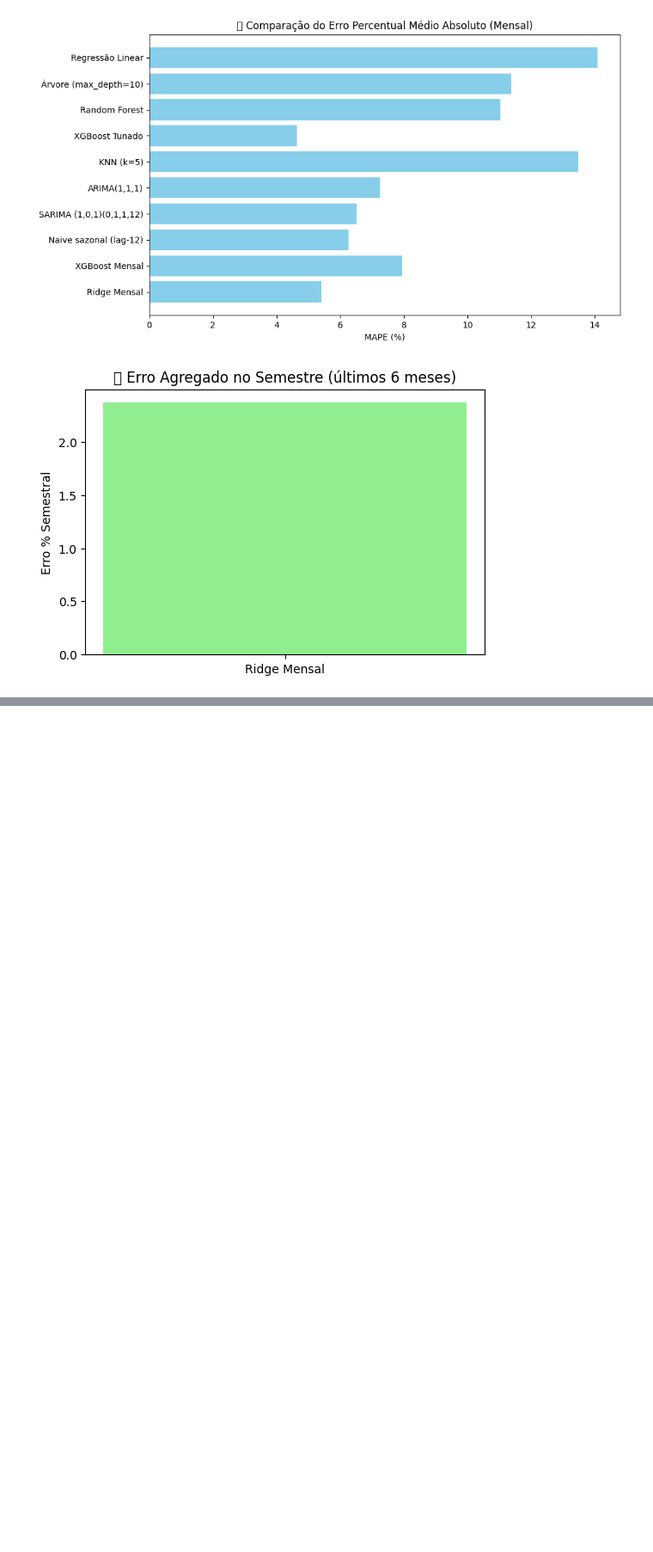
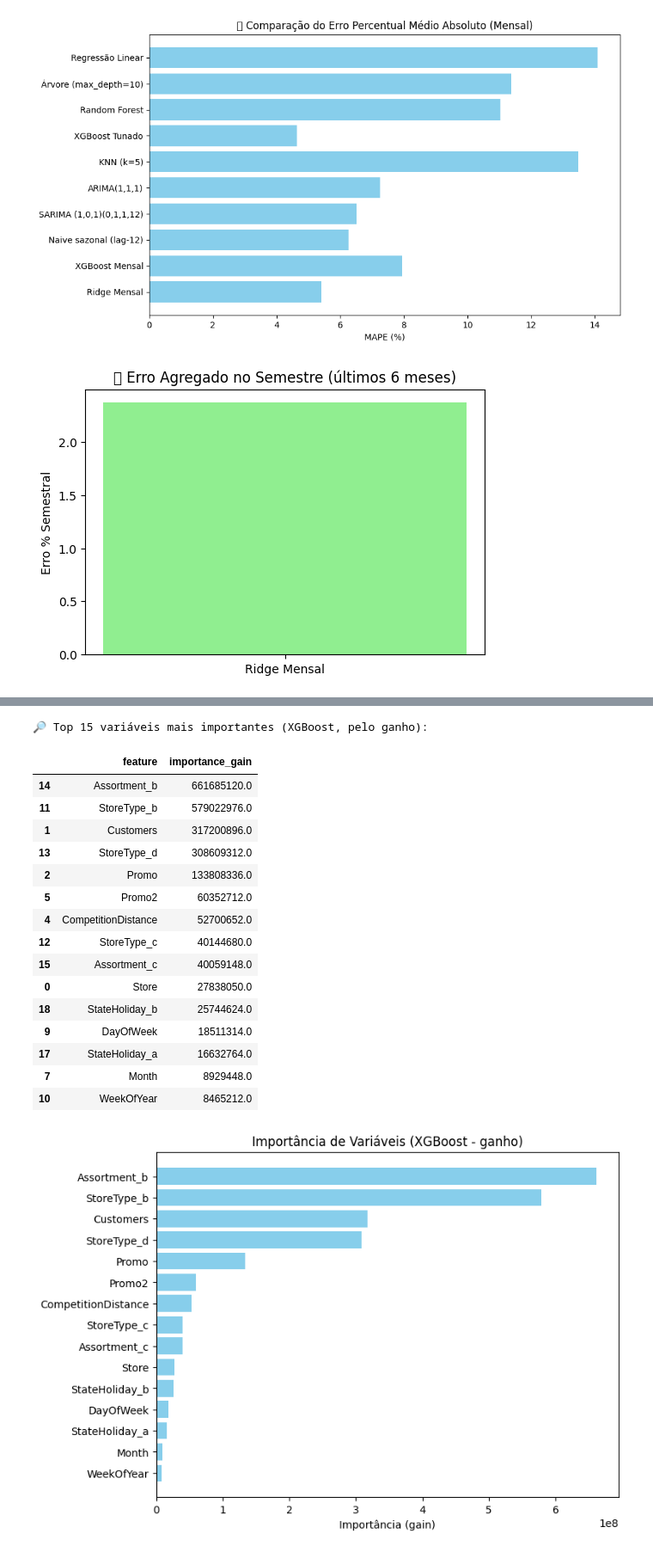
Before and after one commit to gabrieldilay/rossmann-forecast-mvp, a Jupyter notebook: rossmann_faturamento_mvp.ipynb, the cells around one changed output, grey strips where cells are left out. Shown at 86% size. Cells and saved outputs as stored; diff of their text form; code cells hidden in the pictures; blank space fills up the shorter version.

```diff
--- a/rossmann_faturamento_mvp.ipynb
+++ b/rossmann_faturamento_mvp.ipynb
@@ -1771,0 +1898,45 @@ O MVP demonstrou que **previsões de faturamento semestrais e anuais** podem ser
+# %%
+# ============================================
+# Importância de variáveis — XGBoost diário
+# ============================================
+import pandas as pd
+import matplotlib.pyplot as plt
+
+# pego o booster interno do modelo XGBoost
+bst = xgb_best.get_booster()
+score = bst.get_score(importance_type='gain')
+
+imp_xgb = pd.DataFrame({
+    "feature": list(score.keys()),
+    "importance_gain": list(score.values())
+}).sort_values("importance_gain", ascending=False)
+
+print("🔎 Top 15 variáveis mais importantes (XGBoost, pelo ganho):")
+display(imp_xgb.head(15))
+
+# gráfico de barras
+plt.figure(figsize=(8,6))
+plt.barh(imp_xgb['feature'].head(15), imp_xgb['importance_gain'].head(15), color="skyblue")
+plt.gca().invert_yaxis()
+plt.title("Importância de Variáveis (XGBoost - ganho)")
+plt.xlabel("Importância (gain)")
+plt.show()
+# %% [output]
+🔎 Top 15 variáveis mais importantes (XGBoost, pelo ganho):
+|  | feature | importance_gain |
+| 14 | Assortment_b | 661685120.0 |
+| 11 | StoreType_b | 579022976.0 |
+| 1 | Customers | 317200896.0 |
+| 13 | StoreType_d | 308609312.0 |
+| 2 | Promo | 133808336.0 |
+| 5 | Promo2 | 60352712.0 |
+| 4 | CompetitionDistance | 52700652.0 |
+| 12 | StoreType_c | 40144680.0 |
+| 15 | Assortment_c | 40059148.0 |
+| 0 | Store | 27838050.0 |
+| 18 | StateHoliday_b | 25744624.0 |
+| 9 | DayOfWeek | 18511314.0 |
+| 17 | StateHoliday_a | 16632764.0 |
+| 7 | Month | 8929448.0 |
+| 10 | WeekOfYear | 8465212.0 |
+[figure, added]
```
Also changed, not shown: parts of 6 cells of this notebook.
